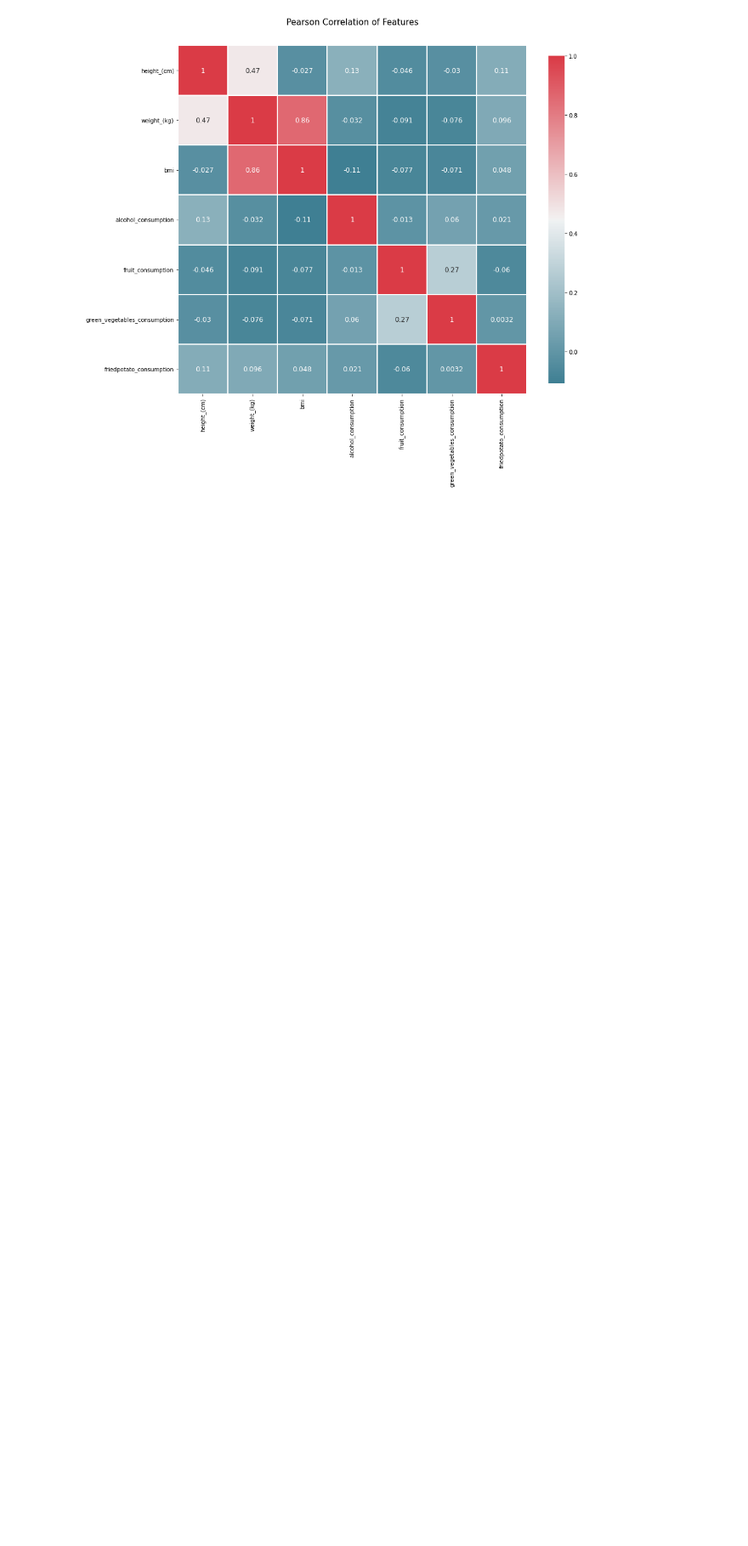
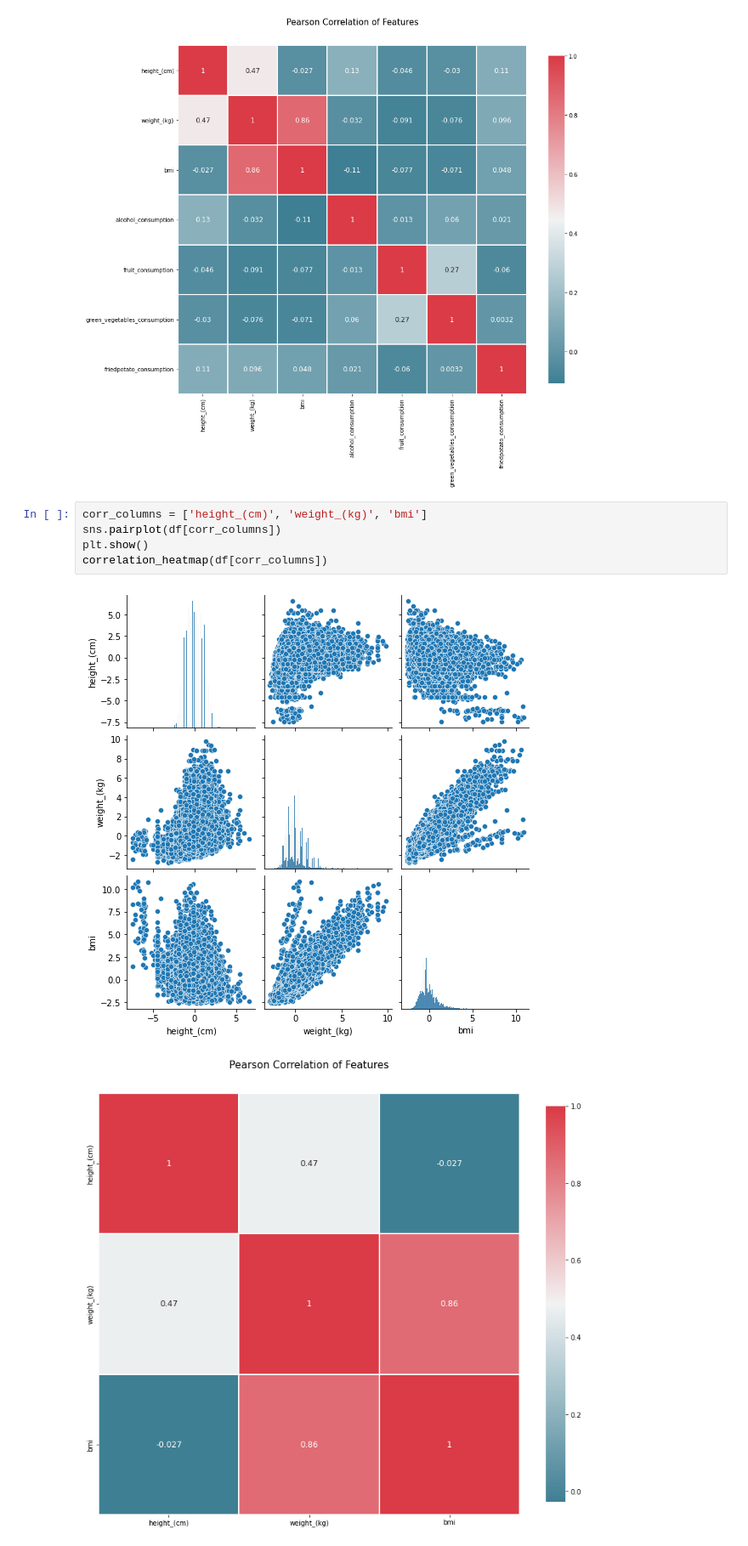
Before and after one commit to bkdevart/cardiovascular_disease_risk, a Jupyter notebook: brandon/eda.ipynb, the cells around one changed output. Shown at 85% size. Cells and saved outputs as stored; diff of their text form; blank space fills up the shorter version.

```diff
--- a/brandon/eda.ipynb
+++ b/brandon/eda.ipynb
@@ -184,6 +397,14 @@ correlation_heatmap(df[float_columns])
 # %% [output]
 [figure]
 [figure]
+# %%
+corr_columns = ['height_(cm)', 'weight_(kg)', 'bmi']
+sns.pairplot(df[corr_columns])
+plt.show()
+correlation_heatmap(df[corr_columns])
+# %% [output]
+[figure, added]
+[figure, added]
 # %% [markdown]
 # Correlation notes
 - bmi & weight_(kg) have the most obvious relationship
```
Also changed, not shown: parts of 27 cells of this notebook.
